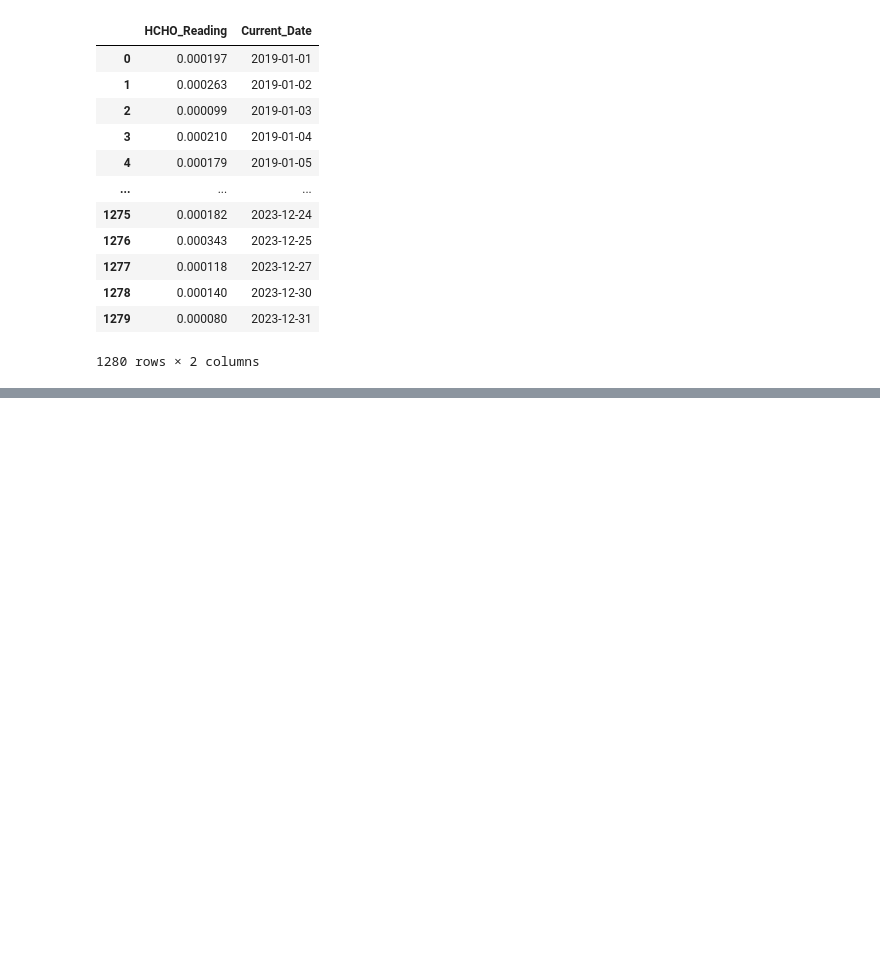
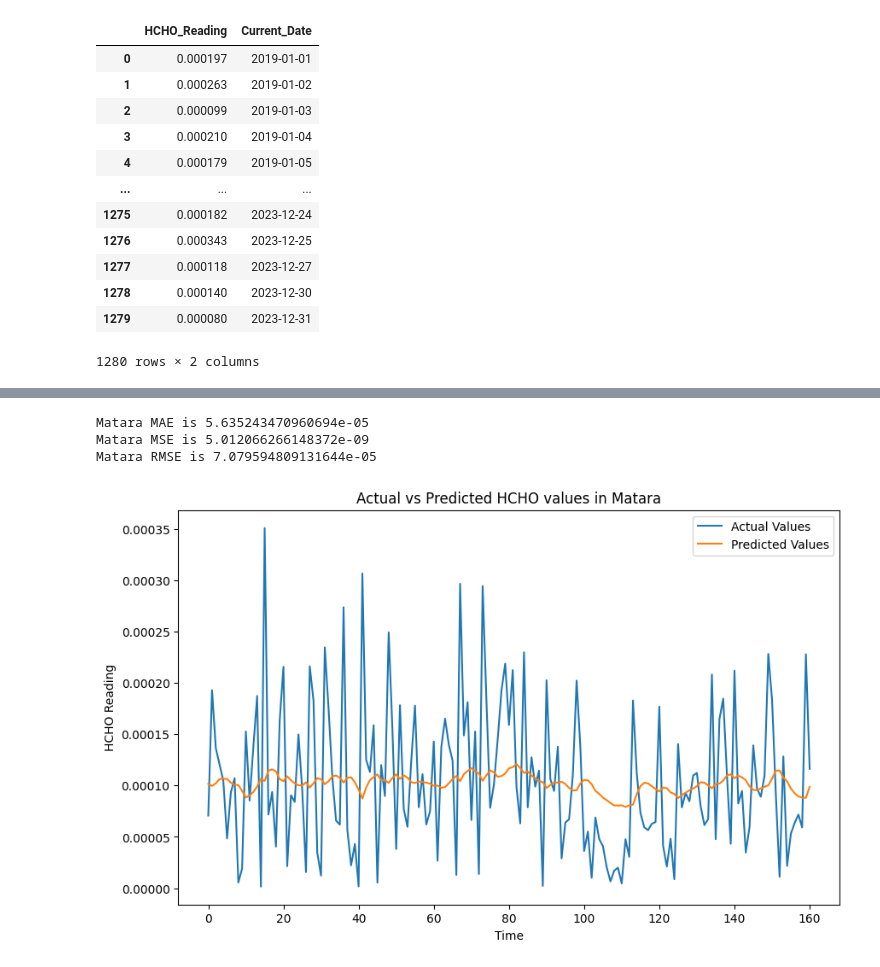
Before and after one commit to arkhash0309/Smog-Sentry, a Jupyter notebook: Deep Learning.ipynb, the cells around one changed output, grey strips where cells are left out. Saved outputs shown, nothing was run; the diff lists cells and outputs as text; code cells hidden in the pictures; blank space fills up the shorter version.

Commit message:
Completed the LSTM model for all the locations.

```diff
--- a/Deep Learning.ipynb
+++ b/Deep Learning.ipynb
@@ -170,0 +223,16 @@ plt.show()
+# %%
+sequence_length = 10
+x_train = create_sequences(train['HCHO_reading_normalized'], sequence_length)
+x_test = create_sequences(test['HCHO_reading_normalized'], sequence_length)
+
+x_train = np.reshape(x_train, (x_train.shape[0], x_train.shape[1], 1))
+x_test = np.reshape(x_test, (x_test.shape[0], x_test.shape[1], 1))
+# %%
+matara_model = Sequential()
+matara_model.add(LSTM(units=50, return_sequences=True, input_shape=(sequence_length, 1)))
+matara_model.add(Dropout(0.2))
+matara_model.add(LSTM(units=50))
+matara_model.add(Dropout(0.2))
+matara_model.add(Dense(units=1))
+
+print(matara_model.summary())
@@ -170,0 +258,10 @@ plt.show()
+# %%
+matara_model.compile(optimizer='adam', loss='mean_squared_error')
+
+matara_model.fit(x_train, train['HCHO_reading_normalized'][sequence_length:], epochs=100, batch_size=32)
+
+loss = matara_model.evaluate(x_test, test['HCHO_reading_normalized'][sequence_length:])
+
+matara_predictions = matara_model.predict(x_test)
+
+matara_predictions_actual = scaler.inverse_transform(matara_predictions)
@@ -170,0 +286,25 @@ plt.show()
+# %%
+matara_actual_vals = scaler.inverse_transform(test["HCHO_reading_normalized"][sequence_length:].values.reshape(-1, 1))
+# %%
+mae = mean_absolute_error(matara_actual_vals, matara_predictions_actual)
+mse = mean_squared_error(matara_actual_vals, matara_predictions_actual)
+rmse = np.sqrt(mse)
+
+print(f"Matara MAE is {mae}")
+print(f"Matara MSE is {mse}")
+print(f"Matara RMSE is {rmse}")
+# %% [output]
+Matara MAE is 5.635243470960694e-05
+Matara MSE is 5.012066266148372e-09
+Matara RMSE is 7.079594809131644e-05
+# %%
+plt.figure(figsize=(10, 6))
+plt.plot(matara_actual_vals, label='Actual Values')
+plt.plot(matara_predictions_actual, label='Predicted Values')
+plt.title('Actual vs Predicted HCHO values in Matara')
+plt.xlabel("Time")
+plt.ylabel("HCHO Reading")
+plt.legend()
+plt.show()
+# %% [output]
+[figure, added]
```
Also changed, not shown: parts of 50 cells of this notebook.
